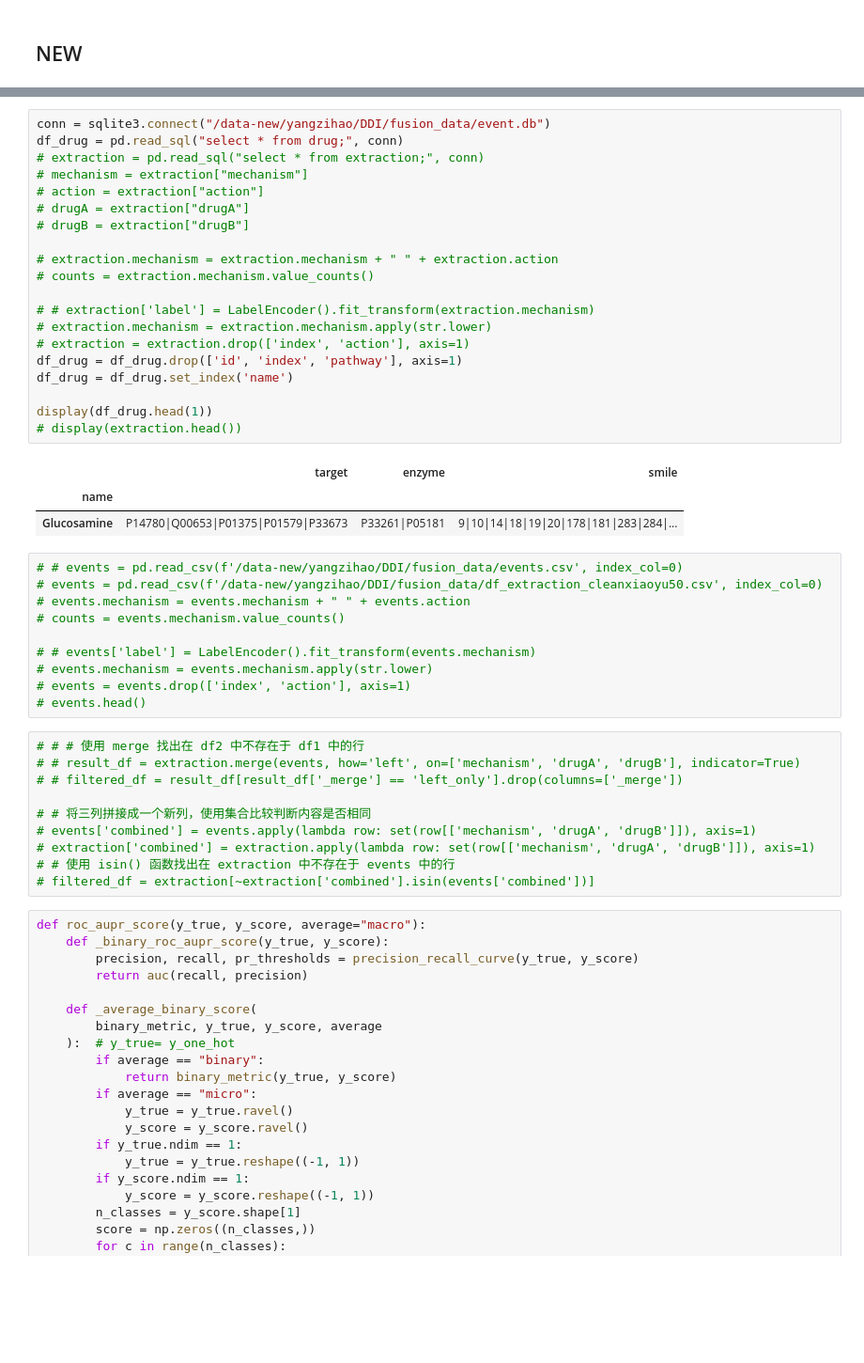
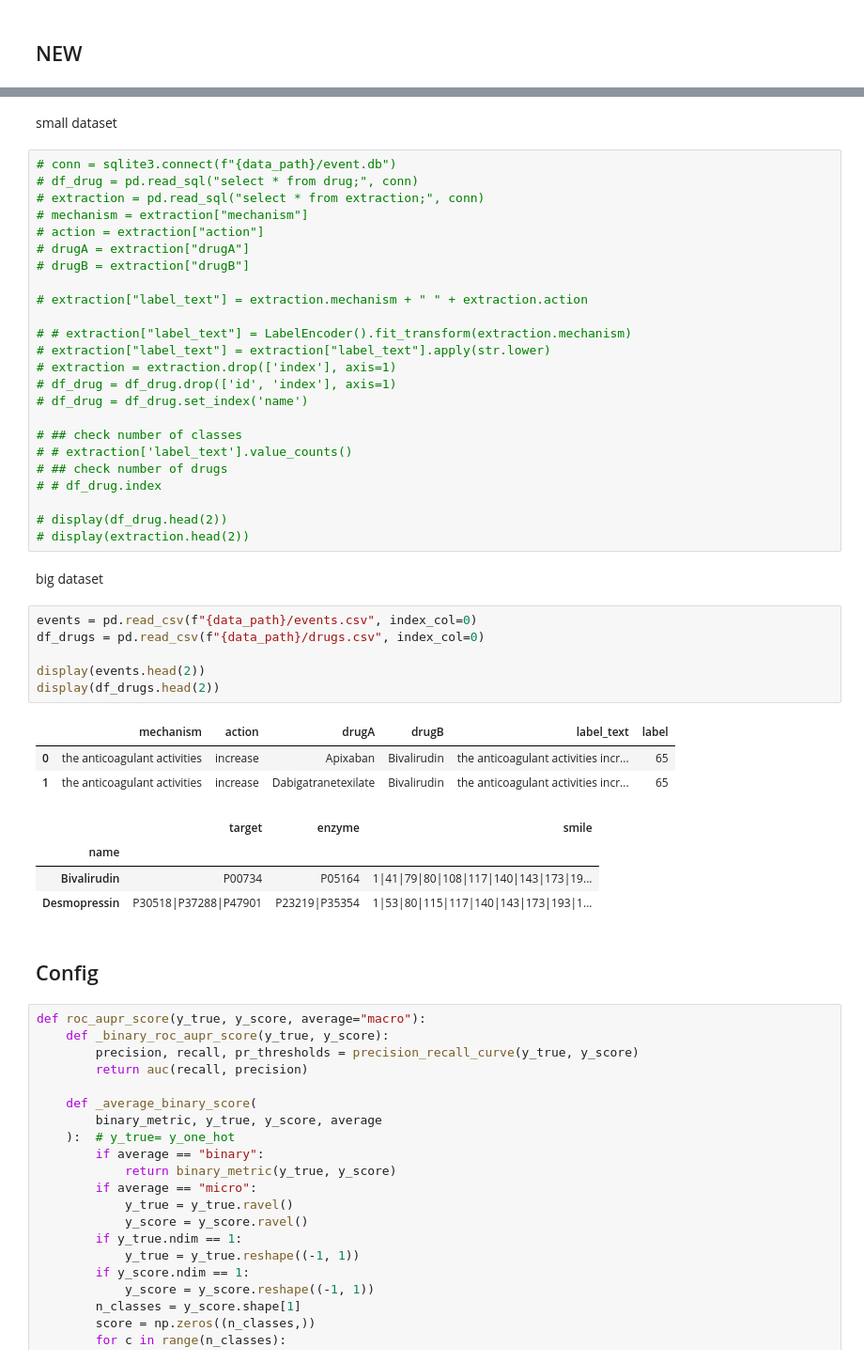
Before and after one commit to Parsonlee/DDI-LM, a Jupyter notebook: results.ipynb, the cells around one changed output, grey strips where cells are left out. Shown at 94% size. Drawn from its saved outputs; the diff is of its cells as text; blank space fills up the shorter version.

```diff
--- a/results.ipynb
+++ b/results.ipynb
@@ -234,47 +235,47 @@ device = torch.device("cuda" if torch.cuda.is_available() else "cpu")
+# %% [markdown]
+small dataset
 # %%
-conn = sqlite3.connect("/data-new/yangzihao/DDI/fusion_data/event.db")
-df_drug = pd.read_sql("select * from drug;", conn)
+# conn = sqlite3.connect(f"{data_path}/event.db")
+# df_drug = pd.read_sql("select * from drug;", conn)
 # extraction = pd.read_sql("select * from extraction;", conn)
 # mechanism = extraction["mechanism"]
 # action = extraction["action"]
 # drugA = extraction["drugA"]
 # drugB = extraction["drugB"]
 
-# extraction.mechanism = extraction.mechanism + " " + extraction.action
-# counts = extraction.mechanism.value_counts()
+# extraction["label_text"] = extraction.mechanism + " " + extraction.action
 
-# # extraction['label'] = LabelEncoder().fit_transform(extraction.mechanism)
-# extraction.mechanism = extraction.mechanism.apply(str.lower)
-# extraction = extraction.drop(['index', 'action'], axis=1)
-df_drug = df_drug.drop(['id', 'index', 'pathway'], axis=1)
-df_drug = df_drug.set_index('name')
+# # extraction["label_text"] = LabelEncoder().fit_transform(extraction.mechanism)
+# extraction["label_text"] = extraction["label_text"].apply(str.lower)
+# extraction = extraction.drop(['index'], axis=1)
+# df_drug = df_drug.drop(['id', 'index'], axis=1)
+# df_drug = df_drug.set_index('name')
 
-display(df_drug.head(1))
-# display(extraction.head())
+# ## check number of classes
+# # extraction['label_text'].value_counts()
+# ## check number of drugs
+# # df_drug.index
+
+# display(df_drug.head(2))
+# display(extraction.head(2))
-# %% [output]
-|  | target | enzyme | smile |
-| name |  |  |  |
-| Glucosamine | P14780|Q00653|P01375|P01579|P33673 | P33261|P05181 | 9|10|14|18|19|20|178|181|283|284|... |
-# %%
-# # events = pd.read_csv(f'/data-new/yangzihao/DDI/fusion_data/events.csv', index_col=0)
-# events = pd.read_csv(f'/data-new/yangzihao/DDI/fusion_data/df_extraction_cleanxiaoyu50.csv', index_col=0)
-# events.mechanism = events.mechanism + " " + events.action
-# counts = events.mechanism.value_counts()
-
-# # events['label'] = LabelEncoder().fit_transform(events.mechanism)
-# events.mechanism = events.mechanism.apply(str.lower)
-# events = events.drop(['index', 'action'], axis=1)
-# events.head()
-# %%
-# # # 使用 merge 找出在 df2 中不存在于 df1 中的行
-# # result_df = extraction.merge(events, how='left', on=['mechanism', 'drugA', 'drugB'], indicator=True)
-# # filtered_df = result_df[result_df['_merge'] == 'left_only'].drop(columns=['_merge'])
-
-# # 将三列拼接成一个新列，使用集合比较判断内容是否相同
-# events['combined'] = events.apply(lambda row: set(row[['mechanism', 'drugA', 'drugB']]), axis=1)
-# extraction['combined'] = extraction.apply(lambda row: set(row[['mechanism', 'drugA', 'drugB']]), axis=1)
-# # 使用 isin() 函数找出在 extraction 中不存在于 events 中的行
-# filtered_df = extraction[~extraction['combined'].isin(events['combined'])]
+# %% [markdown]
+big dataset
+# %%
+events = pd.read_csv(f"{data_path}/events.csv", index_col=0)
+df_drugs = pd.read_csv(f"{data_path}/drugs.csv", index_col=0)
+
+display(events.head(2))
+display(df_drugs.head(2))
+# %% [output]
+|  | mechanism | action | drugA | drugB | label_text | label |
+| 0 | the anticoagulant activities | increase | Apixaban | Bivalirudin | the anticoagulant activities incr... | 65 |
+| 1 | the anticoagulant activities | increase | Dabigatranetexilate | Bivalirudin | the anticoagulant activities incr... | 65 |
+|  | target | enzyme | smile |
+| name |  |  |  |
+| Bivalirudin | P00734 | P05164 | 1|41|79|80|108|117|140|143|173|19... |
+| Desmopressin | P30518|P37288|P47901 | P23219|P35354 | 1|53|80|115|117|140|143|173|193|1... |
+# %% [markdown]
+## Config
 # %%
 def roc_aupr_score(y_true, y_score, average="macro"):
     def _binary_roc_aupr_score(y_true, y_score):
```
Also changed, not shown: parts of 13 cells of this notebook, 8 other files.
